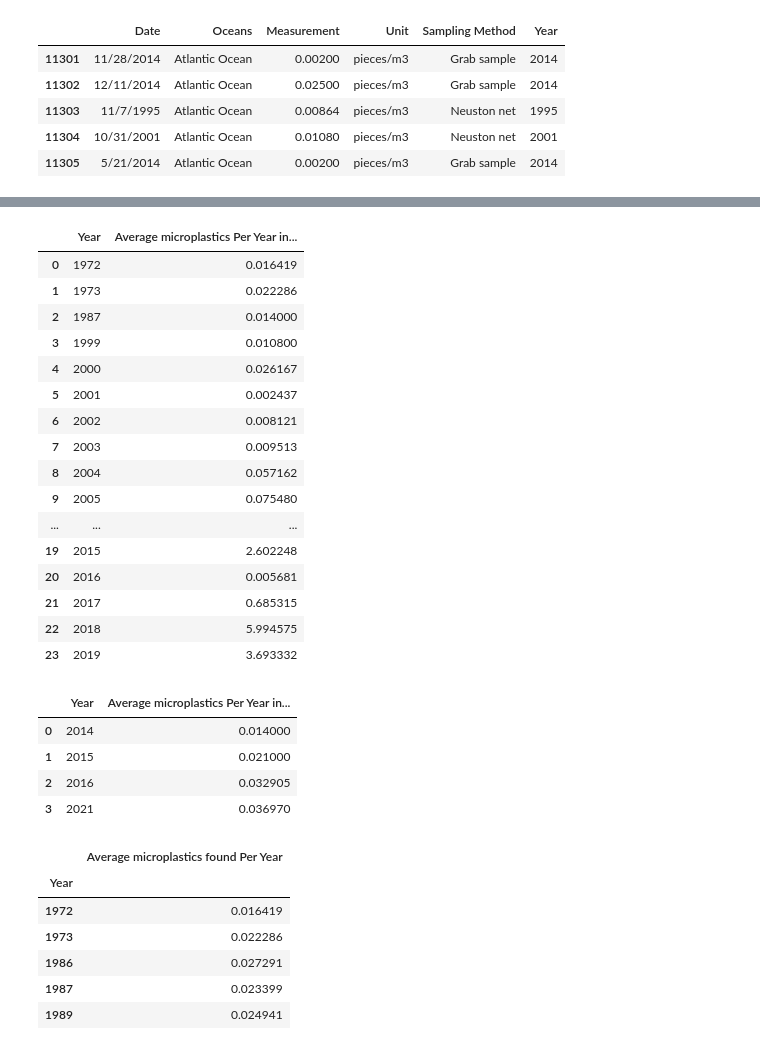
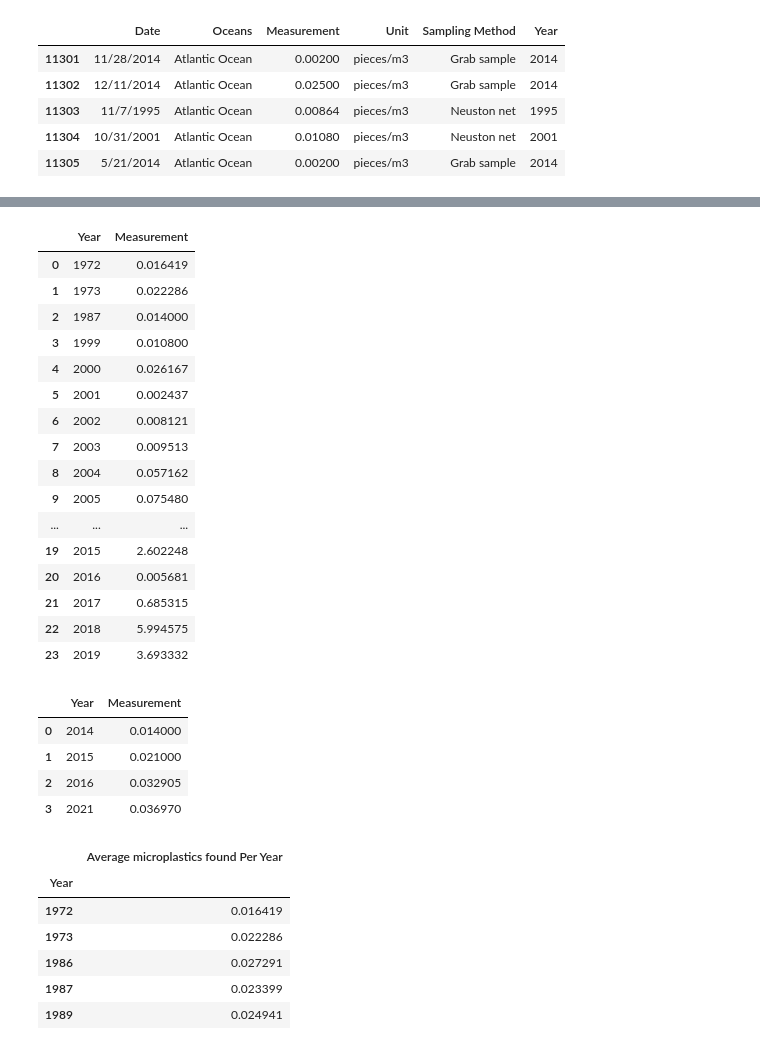
Before and after one commit to emalaki/Project-1, a Jupyter notebook: aa-notebook.ipynb, the cells around one changed output, grey strips where cells are left out. Cells and saved outputs as stored; diff of their text form; code cells hidden in the pictures.

```diff
--- a/aa-notebook.ipynb
+++ b/aa-notebook.ipynb
@@ -109,15 +96,15 @@ atlantic_mean_df
 # %%
 #finding the mean value per year of microplastics in the Pacific ocean
 pacific_mean = clean_microplastics_df[clean_microplastics_df["Oceans"] == "Pacific Ocean"].groupby("Year")["Measurement"].mean()
 
 pacific_mean_df = pd.DataFrame({
     "Year": pacific_mean.index,
-    "Average microplastics Per Year in the Pacific Ocean": pacific_mean.values
+    "Measurement": pacific_mean.values
 })
 
 pacific_mean_df
 # %% [output]
-|  | Year | Average microplastics Per Year in... |
+|  | Year | Measurement |
 | 0 | 1972 | 0.016419 |
 | 1 | 1973 | 0.022286 |
 | 2 | 1987 | 0.014000 |
@@ -139,12 +126,12 @@ arctic_mean = clean_microplastics_df[clean_microplastics_df["Oceans"] == "Arctic
 
 arctic_mean_df = pd.DataFrame({
     "Year": arctic_mean.index,
-    "Average microplastics Per Year in the Arctic Ocean": arctic_mean.values
+    "Measurement": arctic_mean.values
 })
 
 arctic_mean_df
 # %% [output]
-|  | Year | Average microplastics Per Year in... |
+|  | Year | Measurement |
 | 0 | 2014 | 0.014000 |
 | 1 | 2015 | 0.021000 |
 | 2 | 2016 | 0.032905 |
```
Also changed, not shown: parts of 19 cells of this notebook, 3 other files.
